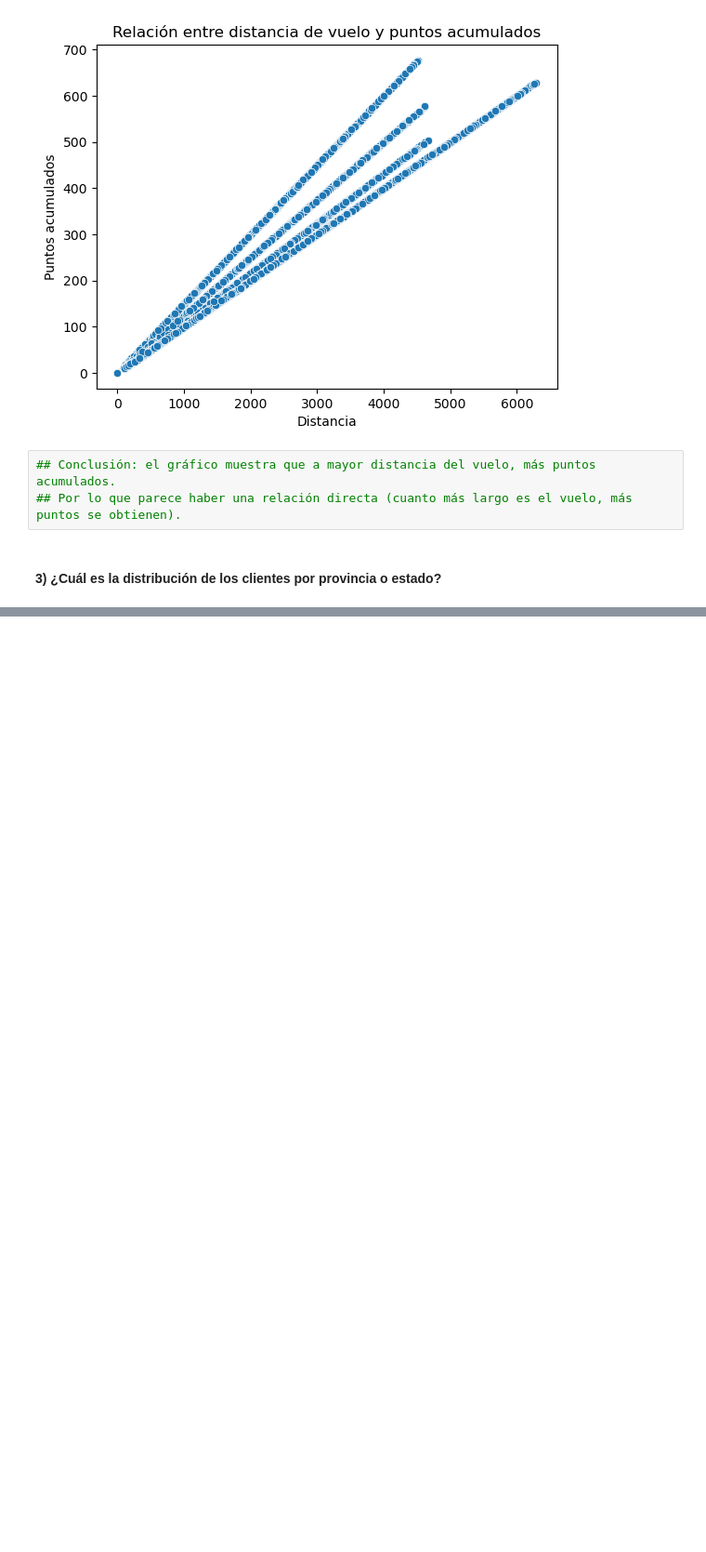
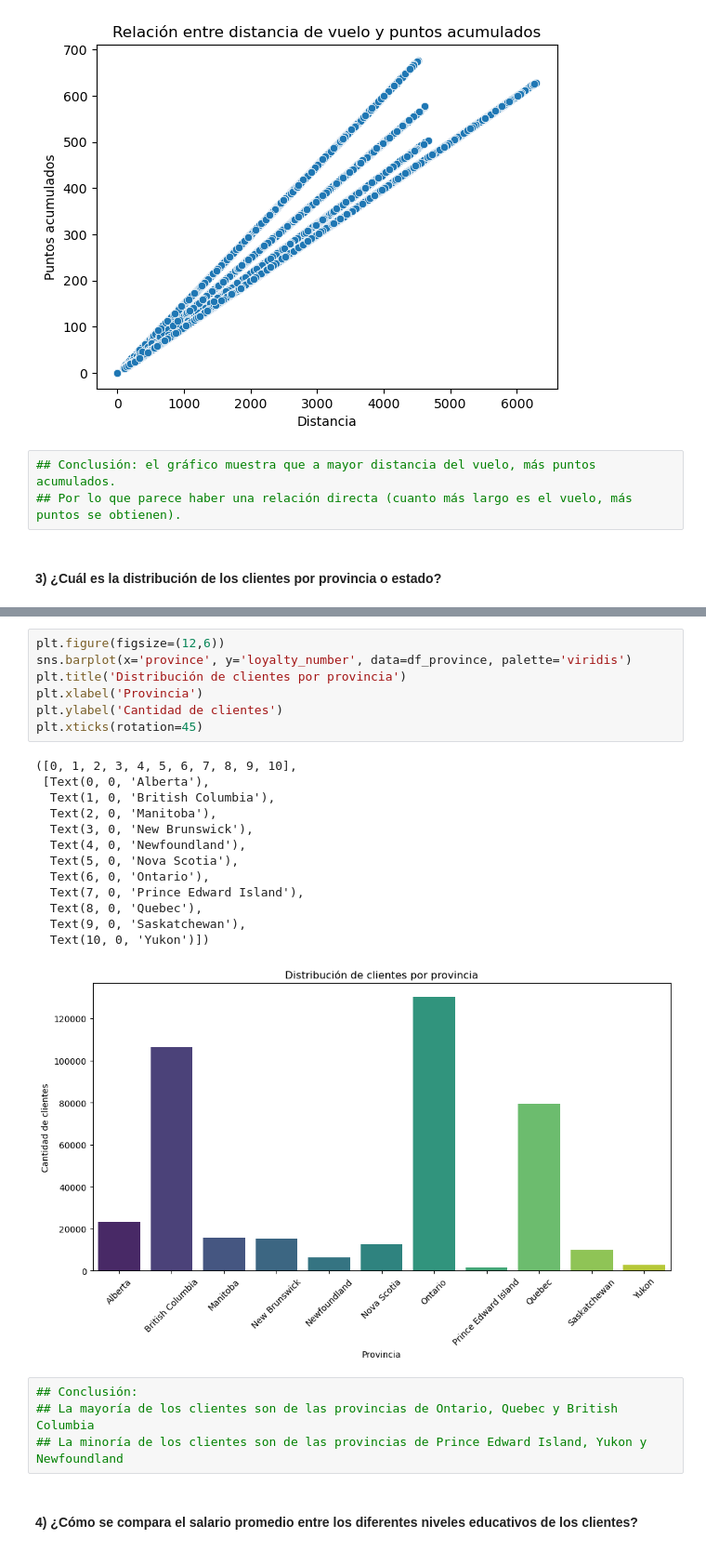
Before and after one commit to ArianaPapantonio/Module_3_Evaluation, a Jupyter notebook: evaluacion_final_mod_3.ipynb, the cells around one changed output, grey strips where cells are left out. Shown at 93% size. Saved outputs shown, nothing was run; the diff lists cells and outputs as text; blank space fills up the shorter version.

```diff
--- a/evaluacion_final_mod_3.ipynb
+++ b/evaluacion_final_mod_3.ipynb
@@ -823,0 +865,27 @@ Text(0, 0.5, 'Puntos acumulados')
+# %%
+plt.figure(figsize=(12,6))
+sns.barplot(x='province', y='loyalty_number', data=df_province, palette='viridis')
+plt.title('Distribución de clientes por provincia')
+plt.xlabel('Provincia')
+plt.ylabel('Cantidad de clientes')
+plt.xticks(rotation=45)
+# %% [output]
+([0, 1, 2, 3, 4, 5, 6, 7, 8, 9, 10],
+ [Text(0, 0, 'Alberta'),
+  Text(1, 0, 'British Columbia'),
+  Text(2, 0, 'Manitoba'),
+  Text(3, 0, 'New Brunswick'),
+  Text(4, 0, 'Newfoundland'),
+  Text(5, 0, 'Nova Scotia'),
+  Text(6, 0, 'Ontario'),
+  Text(7, 0, 'Prince Edward Island'),
+  Text(8, 0, 'Quebec'),
+  Text(9, 0, 'Saskatchewan'),
+  Text(10, 0, 'Yukon')])
+[figure, added]
+# %%
+## Conclusión:
+## La mayoría de los clientes son de las provincias de Ontario, Quebec y British Columbia
+## La minoría de los clientes son de las provincias de Prince Edward Island, Yukon y Newfoundland
+# %% [markdown]
+#### 4) ¿Cómo se compara el salario promedio entre los diferentes niveles educativos de los clientes?
```
Also changed, not shown: parts of 15 cells of this notebook.
